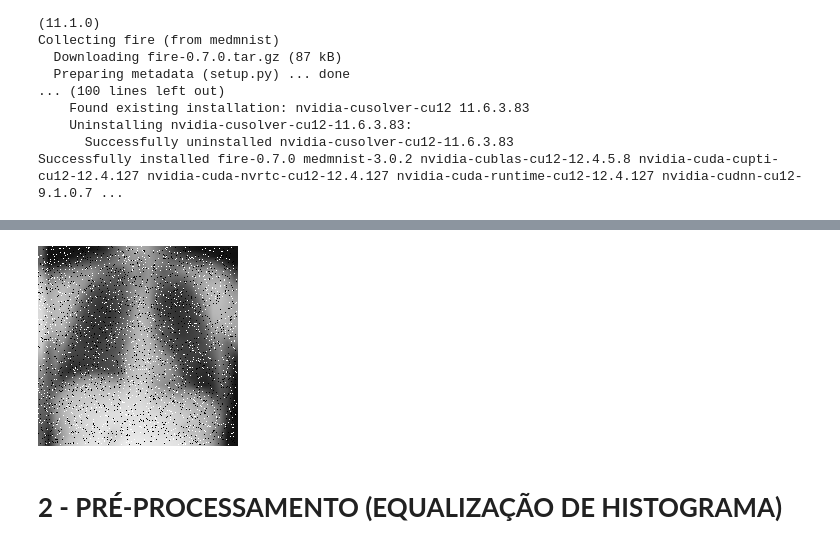
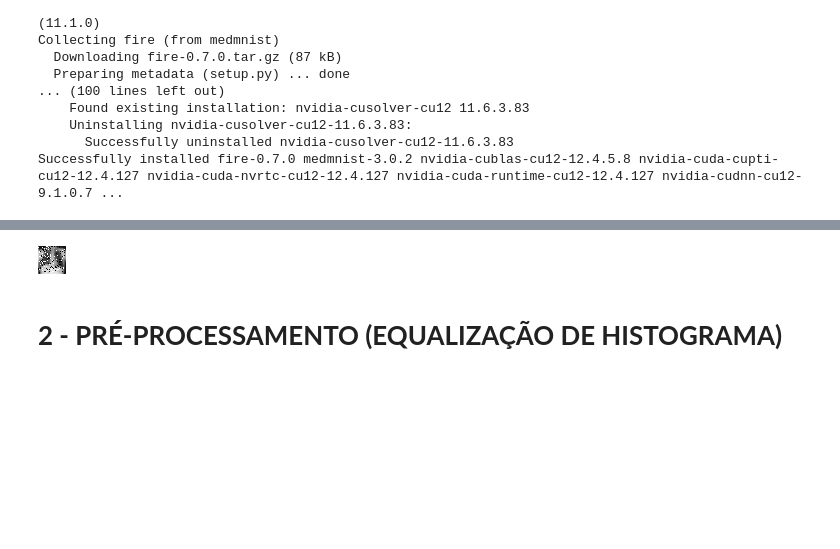
Before and after one commit to Henrique047/PDI_T1, a Jupyter notebook: Cópia_de_PDI_T1.ipynb, the cells around one changed output, grey strips where cells are left out. Drawn from its saved outputs; the diff is of its cells as text; code cells hidden in the pictures; blank space fills up the shorter version.

```diff
--- a/Cópia_de_PDI_T1.ipynb
+++ b/Cópia_de_PDI_T1.ipynb
@@ -59,16 +59,16 @@ def add_salt_pepper_noise(image, amount, salt_vs_pepper=0.5):
 # %%
 new_size = (200, 200)
 img = dataset.imgs[1]
 
 img = ((1-img) * 255).astype(np.uint8)
-img = cv2.resize(img, new_size, interpolation=cv2.INTER_LINEAR)
+#img = cv2.resize(img, new_size, interpolation=cv2.INTER_LINEAR)
 
-img_noise = add_salt_pepper_noise(img, amount=0.09)  # 5% de ruído
+img_noise = add_salt_pepper_noise(img, amount=0.2)  # 20% de ruído
 cv2_imshow(img)
 cv2_imshow(img_noise)
 # %% [output]
 [figure]
-[figure, old version]
+[figure, new version]
 # %% [markdown]
 # **2 - PRÉ-PROCESSAMENTO (EQUALIZAÇÃO DE HISTOGRAMA)**
 # %%
```
Also changed, not shown: parts of 15 cells of this notebook.
